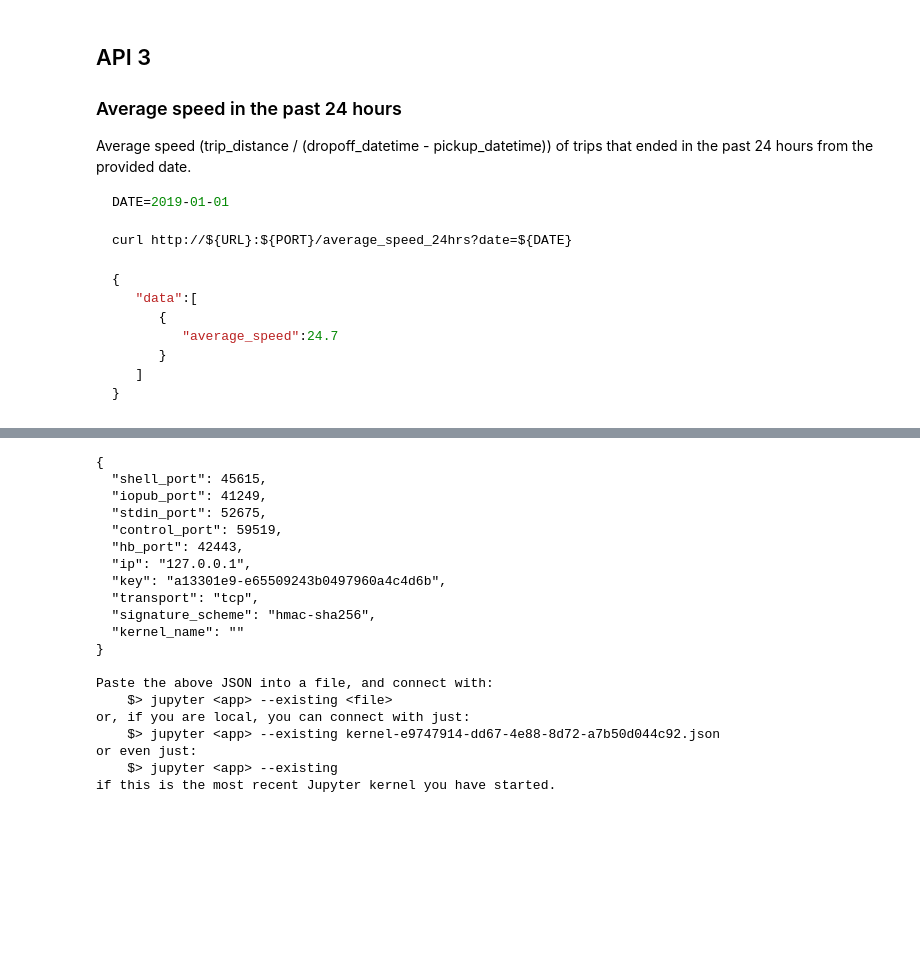
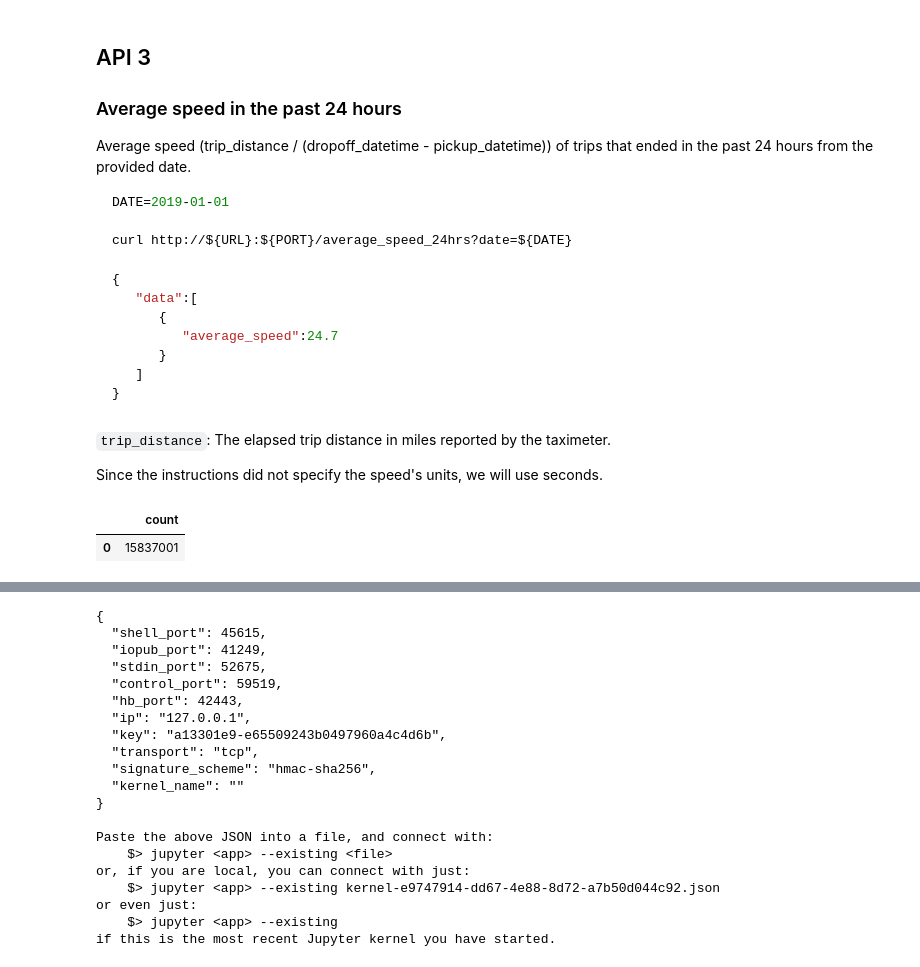
Before and after one commit to etheleon/gojek_takehome, a Jupyter notebook: precompute/APIs.ipynb, the cells around one changed output, grey strips where cells are left out. Drawn from its saved outputs; the diff is of its cells as text; code cells hidden in the pictures; blank space fills up the shorter version.

````diff
--- a/precompute/APIs.ipynb
+++ b/precompute/APIs.ipynb
@@ -788,3 +701,31 @@ curl http://${URL}:${PORT}/average_speed_24hrs?date=${DATE}
    ]
 }
 ```
+# %% [markdown]
+`trip_distance`: The elapsed trip distance in miles reported by the taximeter.
+
+Since the instructions did not specify the speed's units, we will use seconds.
+# %%
+%%bigquery
+
+WITH temp as (
+SELECT
+    DATE(dropoff_datetime) as date,
+    trip_distance as miles,
+    DATETIME_DIFF(dropoff_datetime, pickup_datetime, SECOND) as difference,
+    (trip_distance / DATETIME_DIFF(dropoff_datetime, pickup_datetime, SECOND)) as MPS
+FROM
+    `bigquery-public-data.new_york_taxi_trips.tlc_green_trips_2014`
+WHERE
+    dropoff_datetime is not NULL
+    AND pickup_datetime is not NULL
+    AND trip_distance is not NULL
+)
+select
+    AVG(MPS) as average_speed,
+    date
+FROM temp
+GROUP BY date
+# %% [output]
+|  | count |
+| 0 | 15837001 |
````
Also changed, not shown: parts of 29 cells of this notebook, 5 other files.
